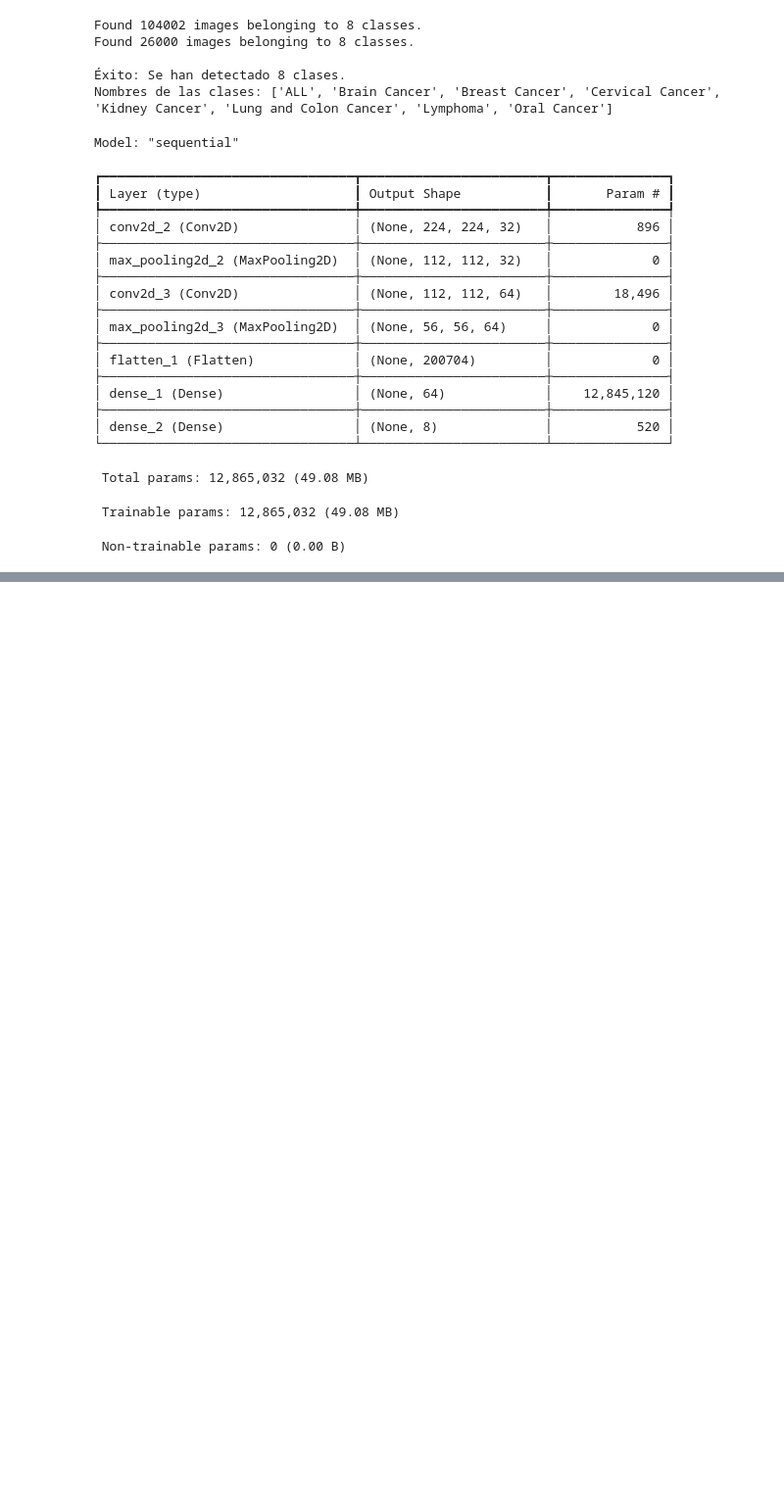
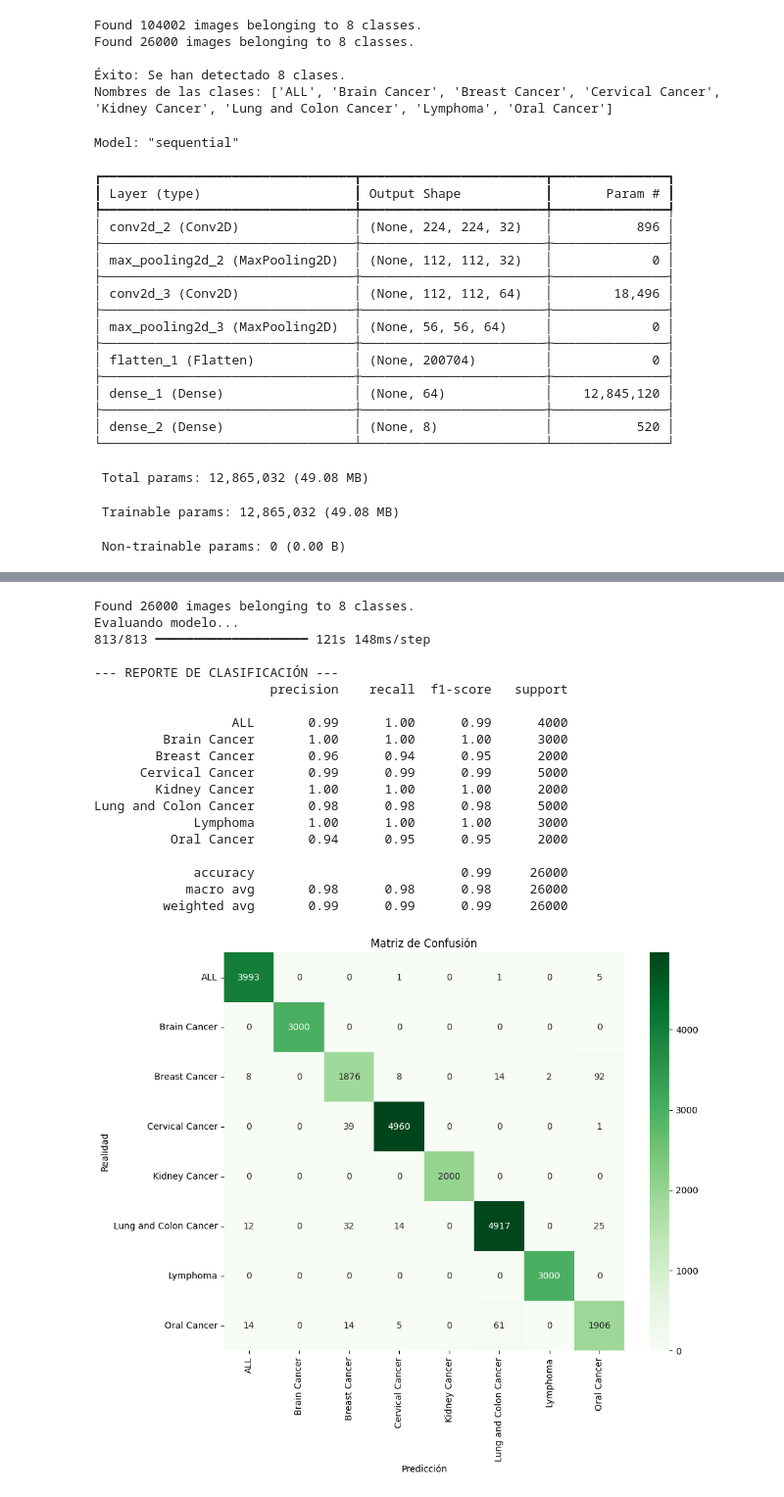
Before and after one commit to DiegoMiranda19/Practica-Redes-Neuronales, a Jupyter notebook: Cuadernos/redes_neuronales_convolucionales.ipynb, the cells around one changed output, grey strips where cells are left out. Shown at 98% size. Cells and saved outputs as stored; diff of their text form; code cells hidden in the pictures; blank space fills up the shorter version.

```diff
--- a/Cuadernos/redes_neuronales_convolucionales.ipynb
+++ b/Cuadernos/redes_neuronales_convolucionales.ipynb
@@ -119,0 +155,50 @@ Epoch 4/5
+# %%
+# 1. Crear un generador de prueba
+test_generator = datagen.flow_from_directory(
+    path,
+    target_size=(224, 224),
+    batch_size=32,
+    class_mode='categorical',
+    subset='validation',
+    shuffle=False
+)
+
+# 2. Generar las predicciones
+print("Evaluando modelo...")
+y_pred = model_cnn.predict(test_generator)
+y_pred_classes = np.argmax(y_pred, axis=1)
+y_true = test_generator.classes # Ahora sí coinciden los índices
+
+print("\n--- REPORTE DE CLASIFICACIÓN ---")
+print(classification_report(y_true, y_pred_classes, target_names=class_names))
+
+# 3. Matriz de Confusión Visual
+plt.figure(figsize=(10, 8))
+cm = confusion_matrix(y_true, y_pred_classes)
+sns.heatmap(cm, annot=True, fmt='d', cmap='Greens',
+            xticklabels=class_names, yticklabels=class_names)
+plt.title('Matriz de Confusión')
+plt.ylabel('Realidad')
+plt.xlabel('Predicción')
+plt.show()
+# %% [output]
+Found 26000 images belonging to 8 classes.
+Evaluando modelo...
+813/813 ━━━━━━━━━━━━━━━━━━━━ 121s 148ms/step
+
+--- REPORTE DE CLASIFICACIÓN ---
+                       precision    recall  f1-score   support
+
+                  ALL       0.99      1.00      0.99      4000
+         Brain Cancer       1.00      1.00      1.00      3000
+        Breast Cancer       0.96      0.94      0.95      2000
+      Cervical Cancer       0.99      0.99      0.99      5000
+        Kidney Cancer       1.00      1.00      1.00      2000
+Lung and Colon Cancer       0.98      0.98      0.98      5000
+             Lymphoma       1.00      1.00      1.00      3000
+          Oral Cancer       0.94      0.95      0.95      2000
+
+             accuracy                           0.99     26000
+            macro avg       0.98      0.98      0.98     26000
+         weighted avg       0.99      0.99      0.99     26000
+[figure, added]
```
Also changed, not shown: parts of 7 cells of this notebook.
